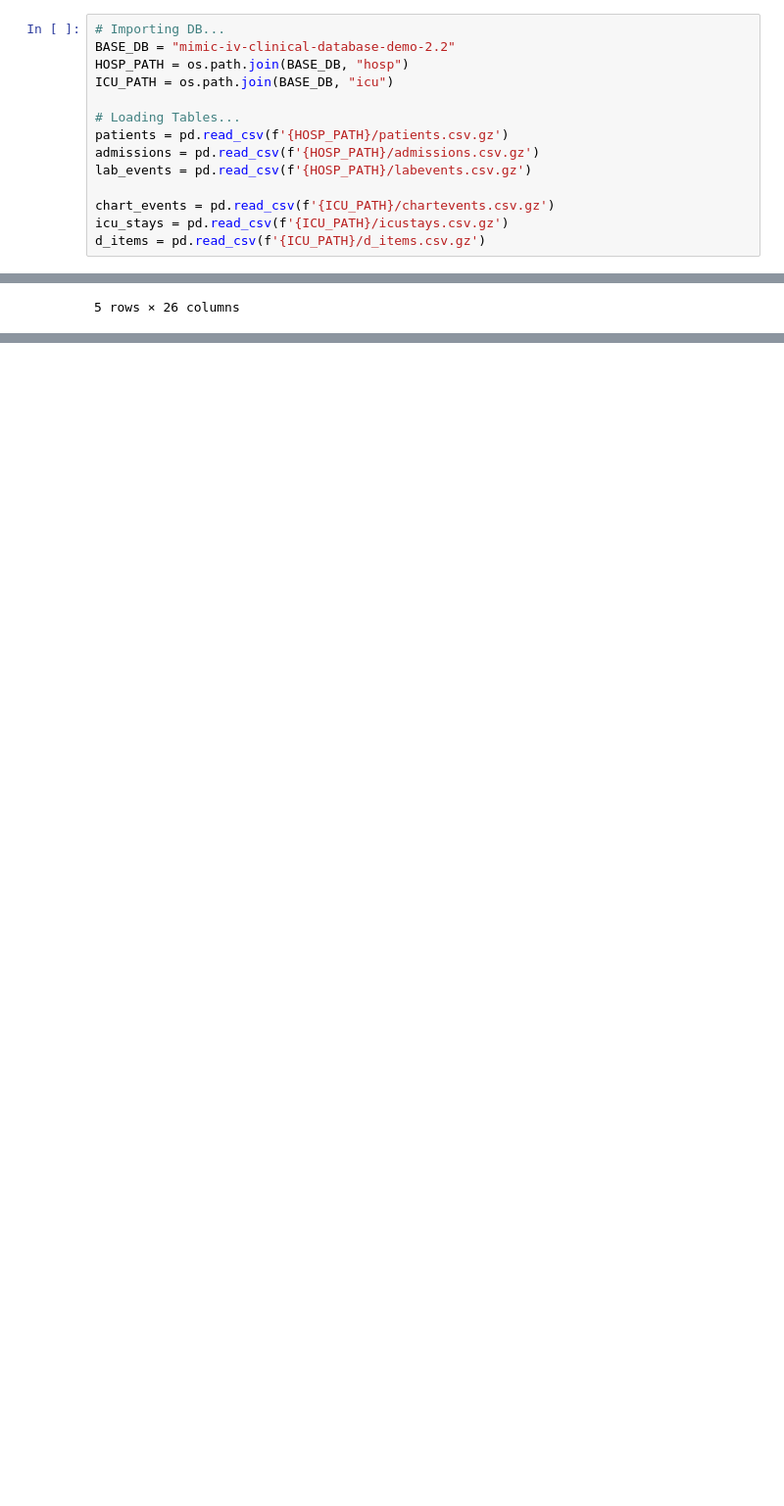
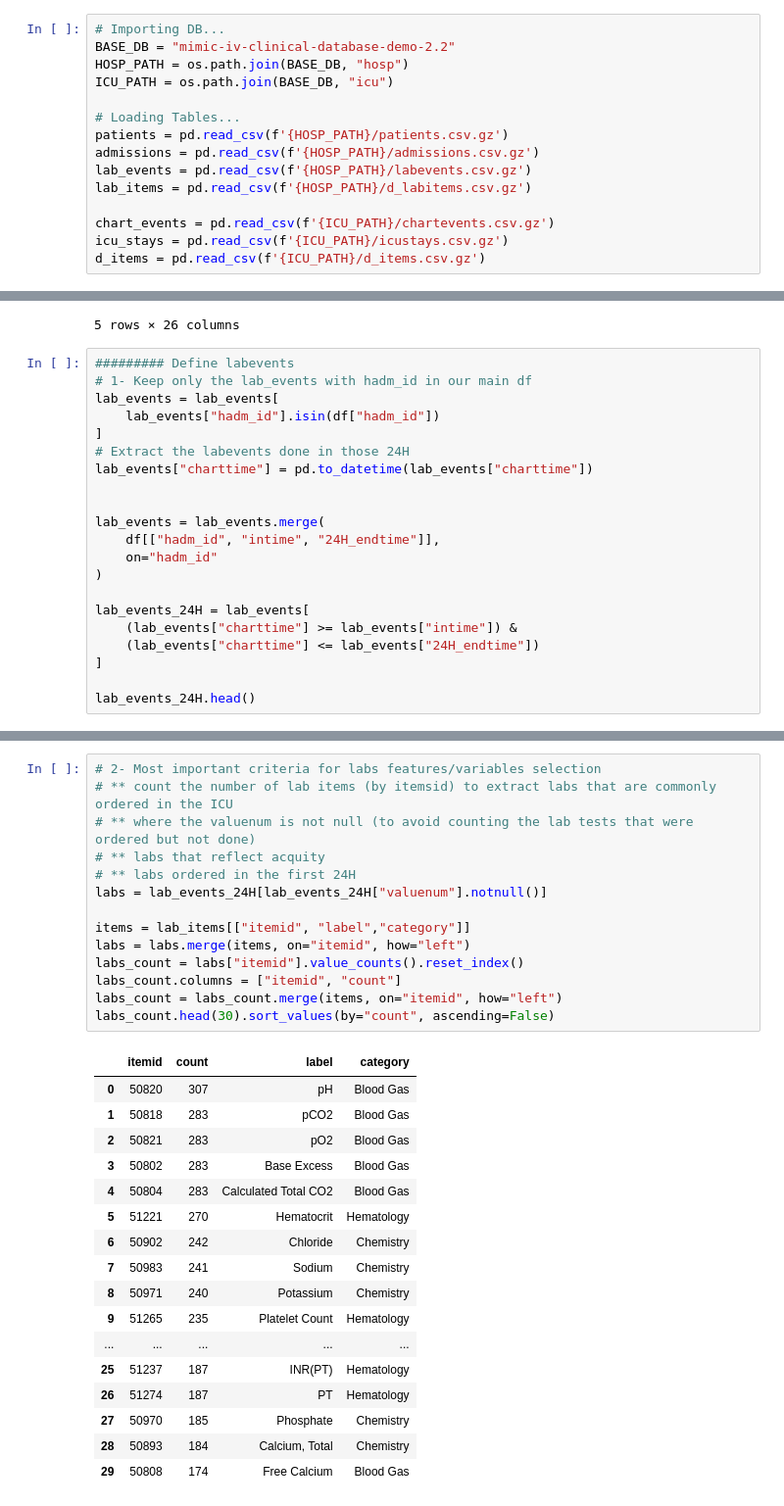
Before and after one commit to OnsHanafi/icu-acquity-phenotyping, a Jupyter notebook: ICUproject.ipynb, the cells around one changed output, grey strips where cells are left out. Shown at 98% size. Cells and saved outputs as stored; diff of their text form; blank space fills up the shorter version.

Commit message:
lab events

```diff
--- a/ICUproject.ipynb
+++ b/ICUproject.ipynb
@@ -14,6 +14,7 @@ ICU_PATH = os.path.join(BASE_DB, "icu")
 patients = pd.read_csv(f'{HOSP_PATH}/patients.csv.gz')
 admissions = pd.read_csv(f'{HOSP_PATH}/admissions.csv.gz')
 lab_events = pd.read_csv(f'{HOSP_PATH}/labevents.csv.gz')
+lab_items = pd.read_csv(f'{HOSP_PATH}/d_labitems.csv.gz')
 
 chart_events = pd.read_csv(f'{ICU_PATH}/chartevents.csv.gz')
 icu_stays = pd.read_csv(f'{ICU_PATH}/icustays.csv.gz')
@@ -179,3 +180,24 @@ df.head()
 | 3 | 10002428 | 28662225 | 33987268 | Medical Intensive Care Unit (MICU) | 80 | F | EW EMER. | ... |
 | 4 | 10002495 | 24982426 | 36753294 | Coronary Care Unit (CCU) | 81 | M | URGENT | ... |
 5 rows × 26 columns
+# %%
+######### Define labevents
+# 1- Keep only the lab_events with hadm_id in our main df
+lab_events = lab_events[
+    lab_events["hadm_id"].isin(df["hadm_id"])
+]
+# Extract the labevents done in those 24H
+lab_events["charttime"] = pd.to_datetime(lab_events["charttime"])
+
+
+lab_events = lab_events.merge(
+    df[["hadm_id", "intime", "24H_endtime"]],
+    on="hadm_id"
+)
+
+lab_events_24H = lab_events[
+    (lab_events["charttime"] >= lab_events["intime"]) &
+    (lab_events["charttime"] <= lab_events["24H_endtime"])
+]
+
+lab_events_24H.head()
@@ -181,0 +211,32 @@ df.head()
+# %%
+# 2- Most important criteria for labs features/variables selection
+# ** count the number of lab items (by itemsid) to extract labs that are commonly ordered in the ICU
+# ** where the valuenum is not null (to avoid counting the lab tests that were ordered but not done)
+# ** labs that reflect acquity
+# ** labs ordered in the first 24H
+labs = lab_events_24H[lab_events_24H["valuenum"].notnull()]
+
+items = lab_items[["itemid", "label","category"]]
+labs = labs.merge(items, on="itemid", how="left")
+labs_count = labs["itemid"].value_counts().reset_index()
+labs_count.columns = ["itemid", "count"]
+labs_count = labs_count.merge(items, on="itemid", how="left")
+labs_count.head(30).sort_values(by="count", ascending=False)
+# %% [output]
+|  | itemid | count | label | category |
+| 0 | 50820 | 307 | pH | Blood Gas |
+| 1 | 50818 | 283 | pCO2 | Blood Gas |
+| 2 | 50821 | 283 | pO2 | Blood Gas |
+| 3 | 50802 | 283 | Base Excess | Blood Gas |
+| 4 | 50804 | 283 | Calculated Total CO2 | Blood Gas |
+| 5 | 51221 | 270 | Hematocrit | Hematology |
+| 6 | 50902 | 242 | Chloride | Chemistry |
+| 7 | 50983 | 241 | Sodium | Chemistry |
+| 8 | 50971 | 240 | Potassium | Chemistry |
+| 9 | 51265 | 235 | Platelet Count | Hematology |
+| ... | ... | ... | ... | ... |
+| 25 | 51237 | 187 | INR(PT) | Hematology |
+| 26 | 51274 | 187 | PT | Hematology |
+| 27 | 50970 | 185 | Phosphate | Chemistry |
+| 28 | 50893 | 184 | Calcium, Total | Chemistry |
+| 29 | 50808 | 174 | Free Calcium | Blood Gas |
```
Also changed, not shown: parts of 7 cells of this notebook.
